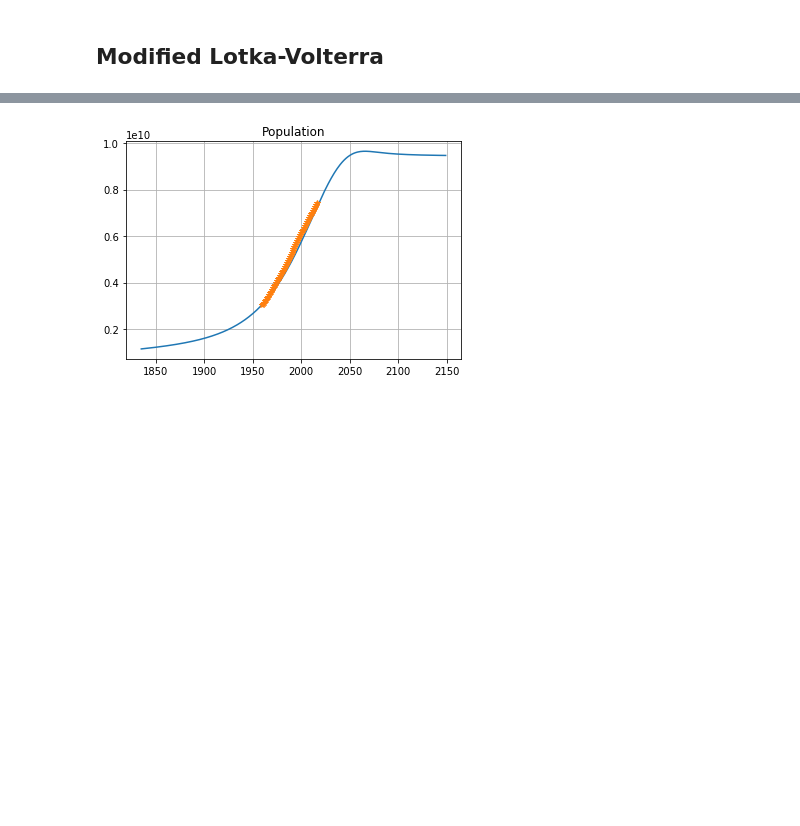
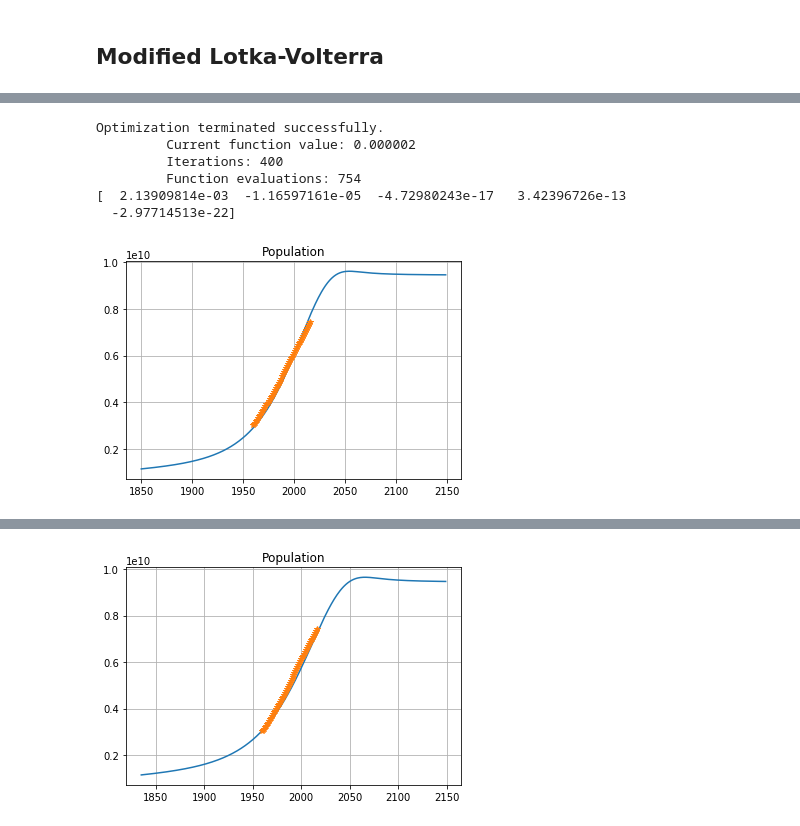
Before and after one commit to rfree18/math-modeling, a Jupyter notebook: final/Final.ipynb, the cells around one changed output, grey strips where cells are left out. Cells and saved outputs as stored; diff of their text form; code cells hidden in the pictures; blank space fills up the shorter version.

```diff
--- a/final/Final.ipynb
+++ b/final/Final.ipynb
@@ -97 +97,33 @@ def score(params, t, data):
+# %%
+t = np.arange(1960, 2017, 1)
+
+world_pop = pop_real_data[0]
+world_gdp = gdp_real_data[0]
+
+data = np.asarray([world_pop, world_gdp])
+
+result = optimize.fmin(score, x0=par_init, args=(t, data))
+print(result)
+
+t_plot = np.arange(1850, 2150, 1)
+
+# Change to paper's data points to align better with it
+data = np.asarray([[1.15e9], [0.21e12]])
+
+plt.figure()
+plt.title("Population")
+plt.grid()
+# Plot using estimated parameters
+# Derived from educated guess from algorithm parameters
+plt.plot(t_plot, model(t_plot, data, par_est)[0])
+plt.plot(np.arange(1960, 2017, 1), world_pop, '*')
+plt.show()
+# %% [output]
+Optimization terminated successfully.
+         Current function value: 0.000002
+         Iterations: 400
+         Function evaluations: 754
+[  2.13909814e-03  -1.16597161e-05  -4.72980243e-17   3.42396726e-13
+  -2.97714513e-22]
+[figure, added]
 # %%
```
Also changed, not shown: parts of 4 cells of this notebook, 7 other files.
